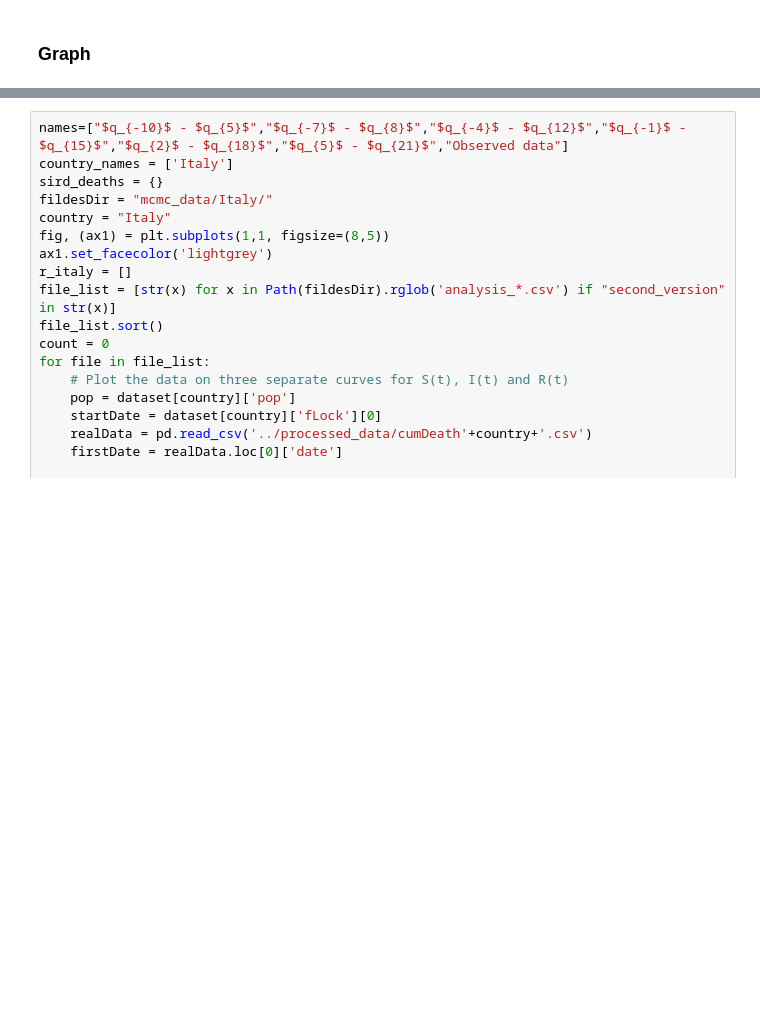
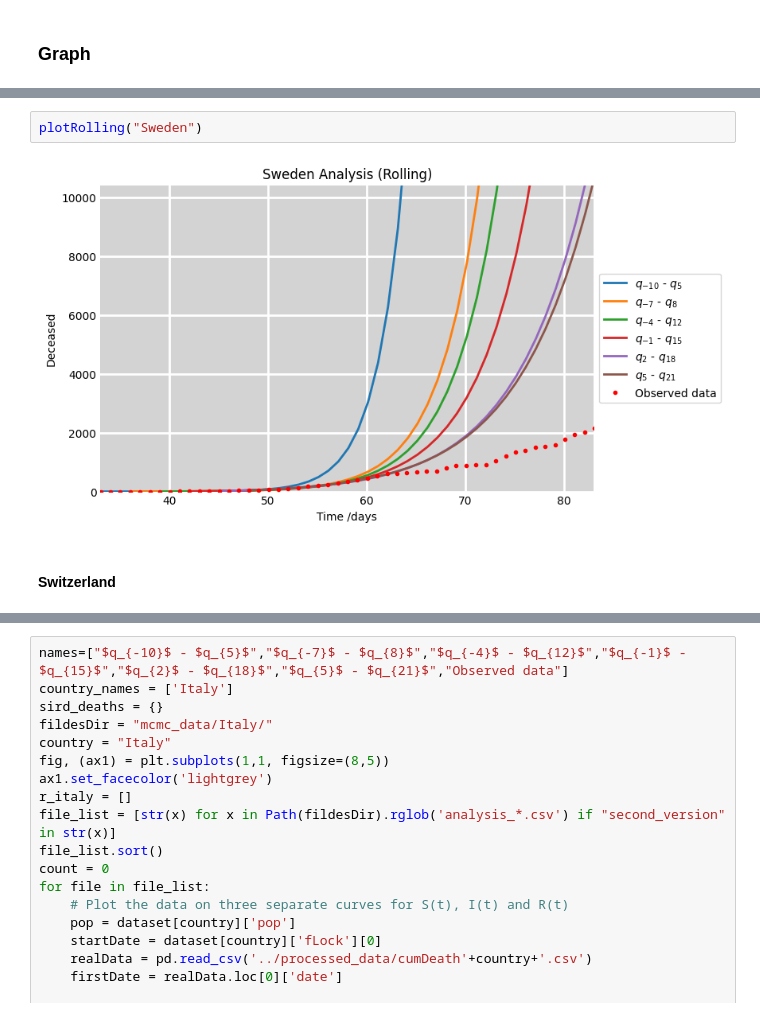
Before and after one commit to zenodea/MCMC_parameter_estimation, a Jupyter notebook: Data Analysis/extended_objective_evaluation.ipynb, the cells around one changed output, grey strips where cells are left out. Cells and saved outputs as stored; diff of their text form; blank space fills up the shorter version.

```diff
--- a/Data Analysis/extended_objective_evaluation.ipynb
+++ b/Data Analysis/extended_objective_evaluation.ipynb
@@ -475,0 +371,6 @@ plt.savefig('results/sweden_analysis/'+country+'.png')
+# %%
+plotRolling("Sweden")
+# %% [output]
+[figure, added]
+# %% [markdown]
+#### Switzerland
```
Also changed, not shown: parts of 15 cells of this notebook, 11 other files.
